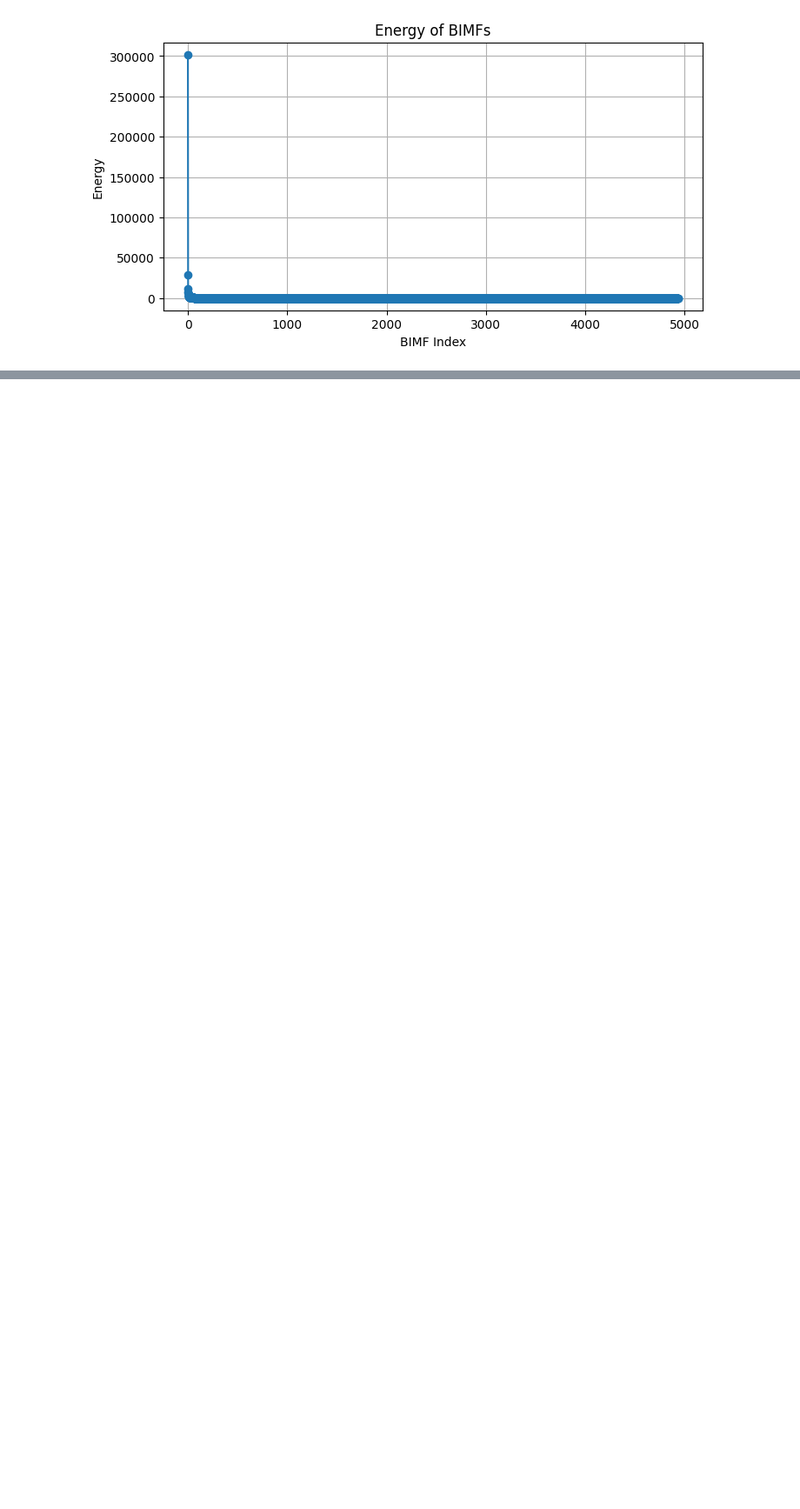
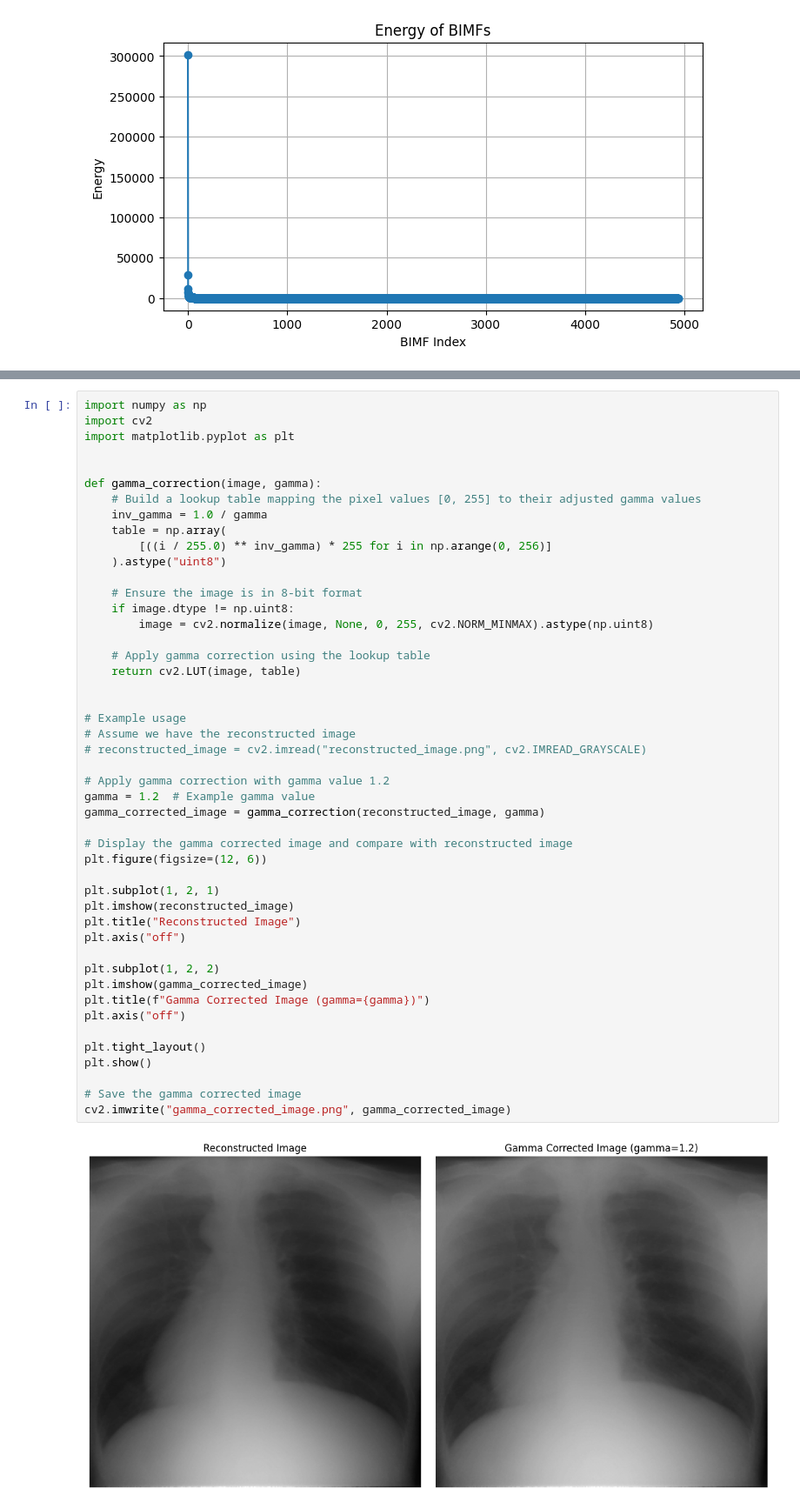
Before and after one commit to faliqadlan/scaling, a Jupyter notebook: pace.ipynb, the cells around one changed output, grey strips where cells are left out. Shown at 87% size. Drawn from its saved outputs; the diff is of its cells as text; blank space fills up the shorter version.

```diff
--- a/pace.ipynb
+++ b/pace.ipynb
@@ -338,0 +406,49 @@ plt.show()
+# %%
+import numpy as np
+import cv2
+import matplotlib.pyplot as plt
+
+
+def gamma_correction(image, gamma):
+    # Build a lookup table mapping the pixel values [0, 255] to their adjusted gamma values
+    inv_gamma = 1.0 / gamma
+    table = np.array(
+        [((i / 255.0) ** inv_gamma) * 255 for i in np.arange(0, 256)]
+    ).astype("uint8")
+
+    # Ensure the image is in 8-bit format
+    if image.dtype != np.uint8:
+        image = cv2.normalize(image, None, 0, 255, cv2.NORM_MINMAX).astype(np.uint8)
+
+    # Apply gamma correction using the lookup table
+    return cv2.LUT(image, table)
+
+
+# Example usage
+# Assume we have the reconstructed image
+# reconstructed_image = cv2.imread("reconstructed_image.png", cv2.IMREAD_GRAYSCALE)
+
+# Apply gamma correction with gamma value 1.2
+gamma = 1.2  # Example gamma value
+gamma_corrected_image = gamma_correction(reconstructed_image, gamma)
+
+# Display the gamma corrected image and compare with reconstructed image
+plt.figure(figsize=(12, 6))
+
+plt.subplot(1, 2, 1)
+plt.imshow(reconstructed_image)
+plt.title("Reconstructed Image")
+plt.axis("off")
+
+plt.subplot(1, 2, 2)
+plt.imshow(gamma_corrected_image)
+plt.title(f"Gamma Corrected Image (gamma={gamma})")
+plt.axis("off")
+
+plt.tight_layout()
+plt.show()
+
+# Save the gamma corrected image
+cv2.imwrite("gamma_corrected_image.png", gamma_corrected_image)
+# %% [output]
+[figure, added]
```
Also changed, not shown: parts of 9 cells of this notebook, 1 other file.
